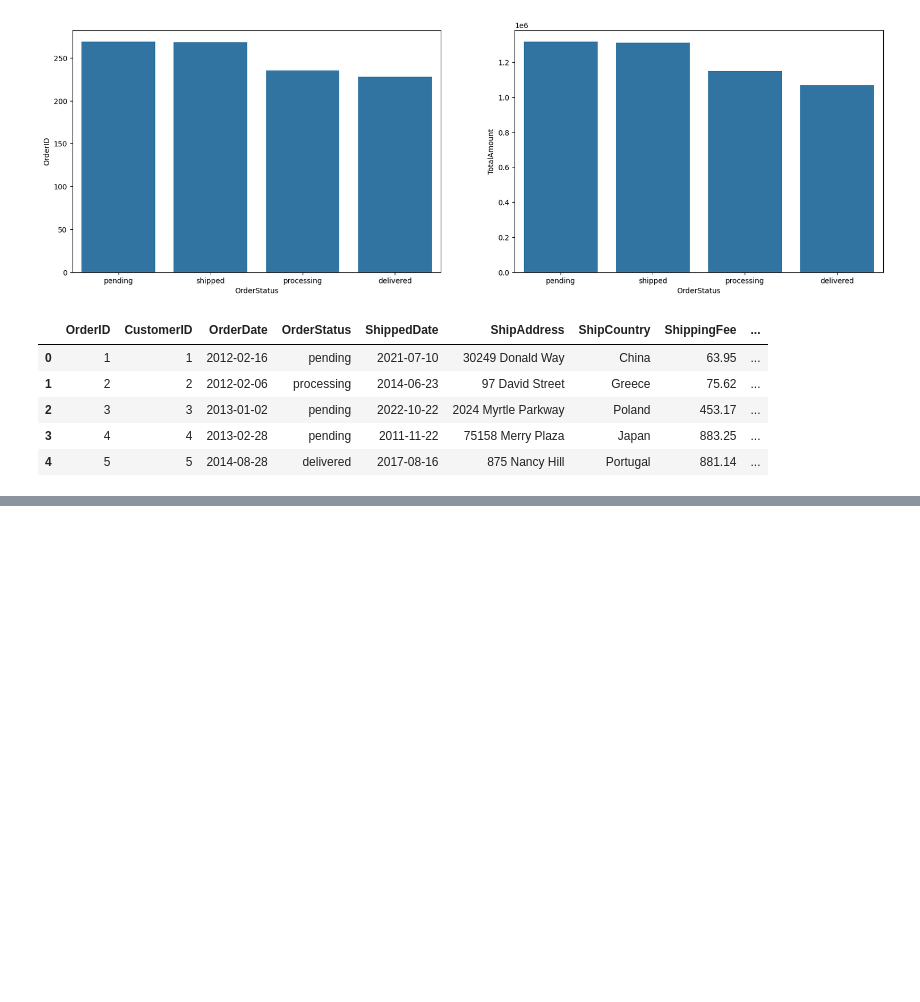
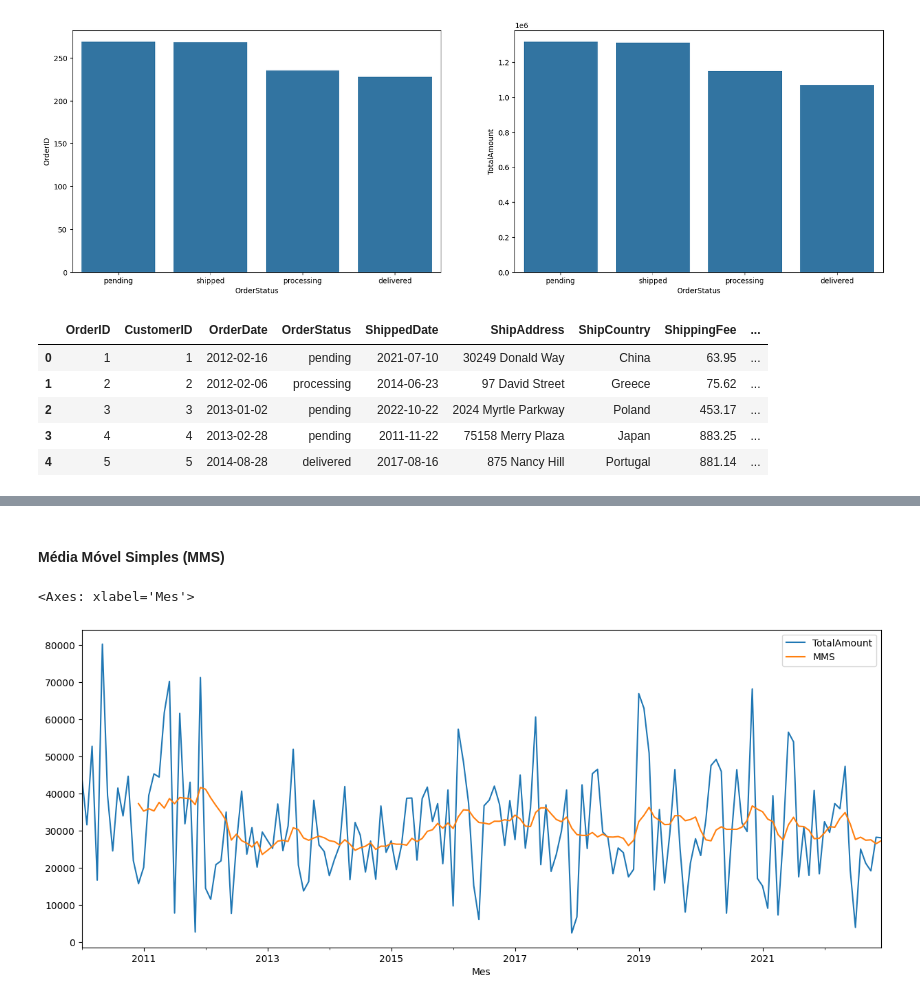
Before and after one commit to Thalesh7991/NexStore, a Jupyter notebook: trend_sales/Ciclo0.ipynb, the cells around one changed output, grey strips where cells are left out. Drawn from its saved outputs; the diff is of its cells as text; code cells hidden in the pictures; blank space fills up the shorter version.

```diff
--- a/trend_sales/Ciclo0.ipynb
+++ b/trend_sales/Ciclo0.ipynb
@@ -157,0 +173,10 @@ df3.head()
+# %% [markdown]
+#### Média Móvel Simples (MMS)
+# %%
+ts_aux = pd.DataFrame(ts_sales_mes['TotalAmount'])
+ts_aux['MMS'] = ts_sales_mes.rolling(12).mean()['TotalAmount']
+
+ts_aux.plot(figsize=(15,6))
+# %% [output]
+<Axes: xlabel='Mes'>
+[figure, added]
```
Also changed, not shown: parts of 14 cells of this notebook.
